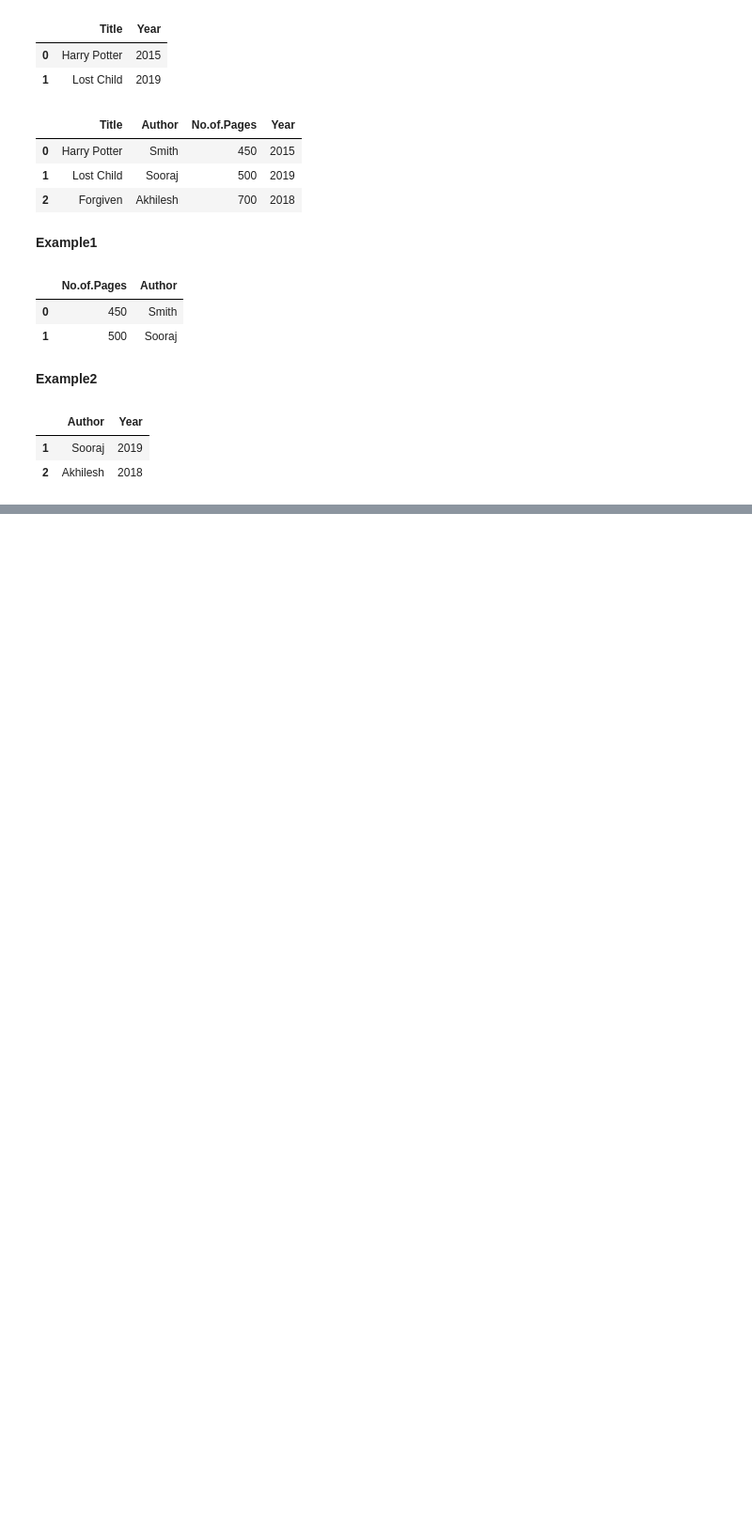
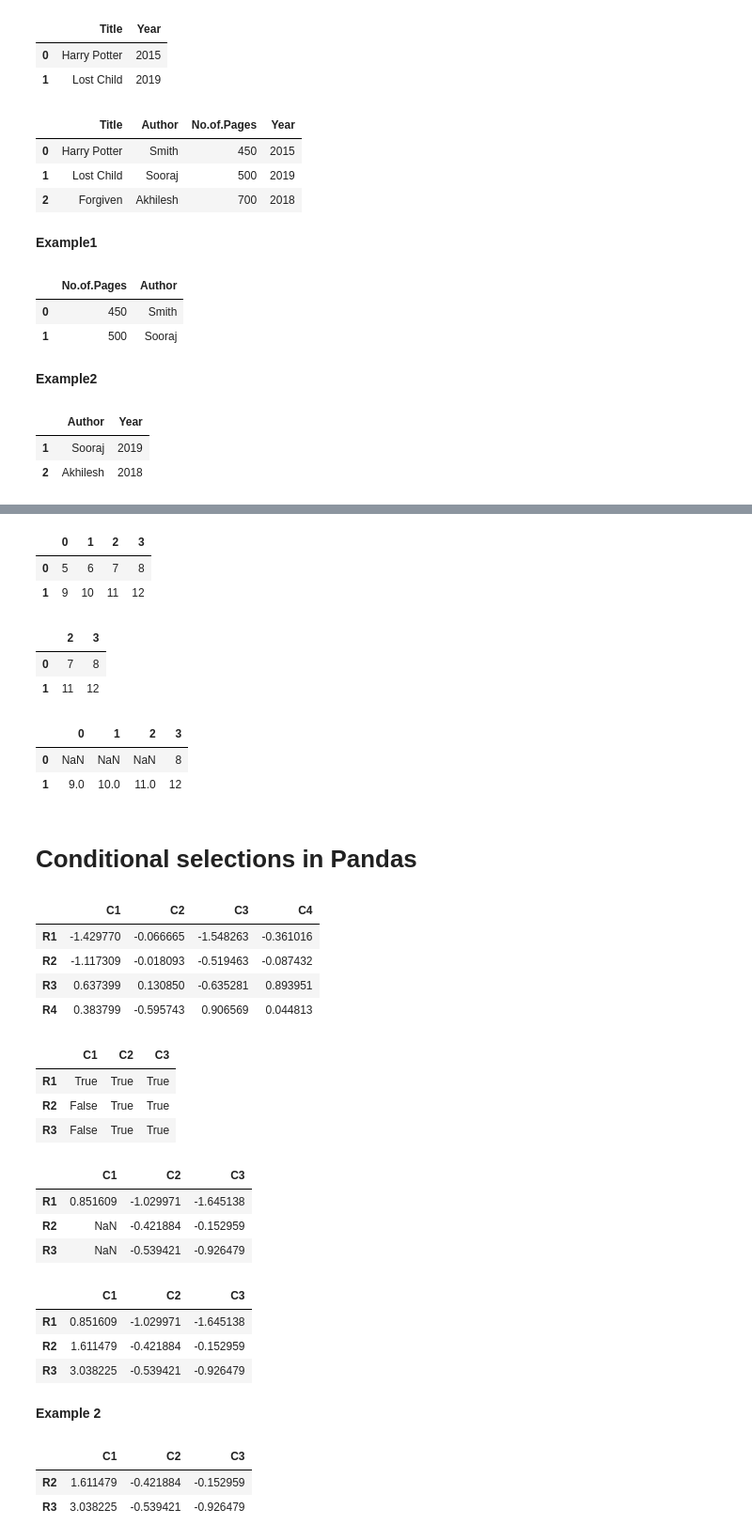
Before and after one commit to jisshub/ML-Bootcamp, a Jupyter notebook: pandas_basics.ipynb, the cells around one changed output, grey strips where cells are left out. Shown: that part at 94% size. Saved outputs shown, nothing was run; the diff lists cells and outputs as text; code cells hidden in the pictures; blank space fills up the shorter version.

```diff
--- a/pandas_basics.ipynb
+++ b/pandas_basics.ipynb
@@ -612,0 +629,64 @@ books_df.loc[[1,2],['Author','Year']]
+# %%
+df
+# %% [output]
+|  | 0 | 1 | 2 | 3 |
+| 0 | 5 | 6 | 7 | 8 |
+| 1 | 9 | 10 | 11 | 12 |
+# %%
+df.loc[[0,1],[2,3]]
+# %% [output]
+|  | 2 | 3 |
+| 0 | 7 | 8 |
+| 1 | 11 | 12 |
+# %%
+df[df>7]
+# %% [output]
+|  | 0 | 1 | 2 | 3 |
+| 0 | NaN | NaN | NaN | 8 |
+| 1 | 9.0 | 10.0 | 11.0 | 12 |
+# %% [markdown]
+# Conditional selections in Pandas
+# %%
+data=pd.DataFrame(np.random.randn(4,4),index=['R1','R2','R3','R4'],columns=['C1','C2','C3','C4'])
+data
+# %% [output]
+|  | C1 | C2 | C3 | C4 |
+| R1 | -1.429770 | -0.066665 | -1.548263 | -0.361016 |
+| R2 | -1.117309 | -0.018093 | -0.519463 | -0.087432 |
+| R3 | 0.637399 | 0.130850 | -0.635281 | 0.893951 |
+| R4 | 0.383799 | -0.595743 | 0.906569 | 0.044813 |
+# %%
+data<1
+# %% [output]
+|  | C1 | C2 | C3 |
+| R1 | True | True | True |
+| R2 | False | True | True |
+| R3 | False | True | True |
+# %%
+# here the true values are returned. and false values are shown in NaN.
+
+data[data<1]
+# %% [output]
+|  | C1 | C2 | C3 |
+| R1 | 0.851609 | -1.029971 | -1.645138 |
+| R2 | NaN | -0.421884 | -0.152959 |
+| R3 | NaN | -0.539421 | -0.926479 |
+# %%
+# wgen we try to explicitly return a column based on a condition the entire row satisfying
+# those condition is returend
+
+
+data[data['C1']>0]
+# %% [output]
+|  | C1 | C2 | C3 |
+| R1 | 0.851609 | -1.029971 | -1.645138 |
+| R2 | 1.611479 | -0.421884 | -0.152959 |
+| R3 | 3.038225 | -0.539421 | -0.926479 |
+# %% [markdown]
+**Example 2**
+# %%
+data[data['C3']>-1]
+# %% [output]
+|  | C1 | C2 | C3 |
+| R2 | 1.611479 | -0.421884 | -0.152959 |
+| R3 | 3.038225 | -0.539421 | -0.926479 |
```
Also changed, not shown: parts of 33 cells of this notebook.
